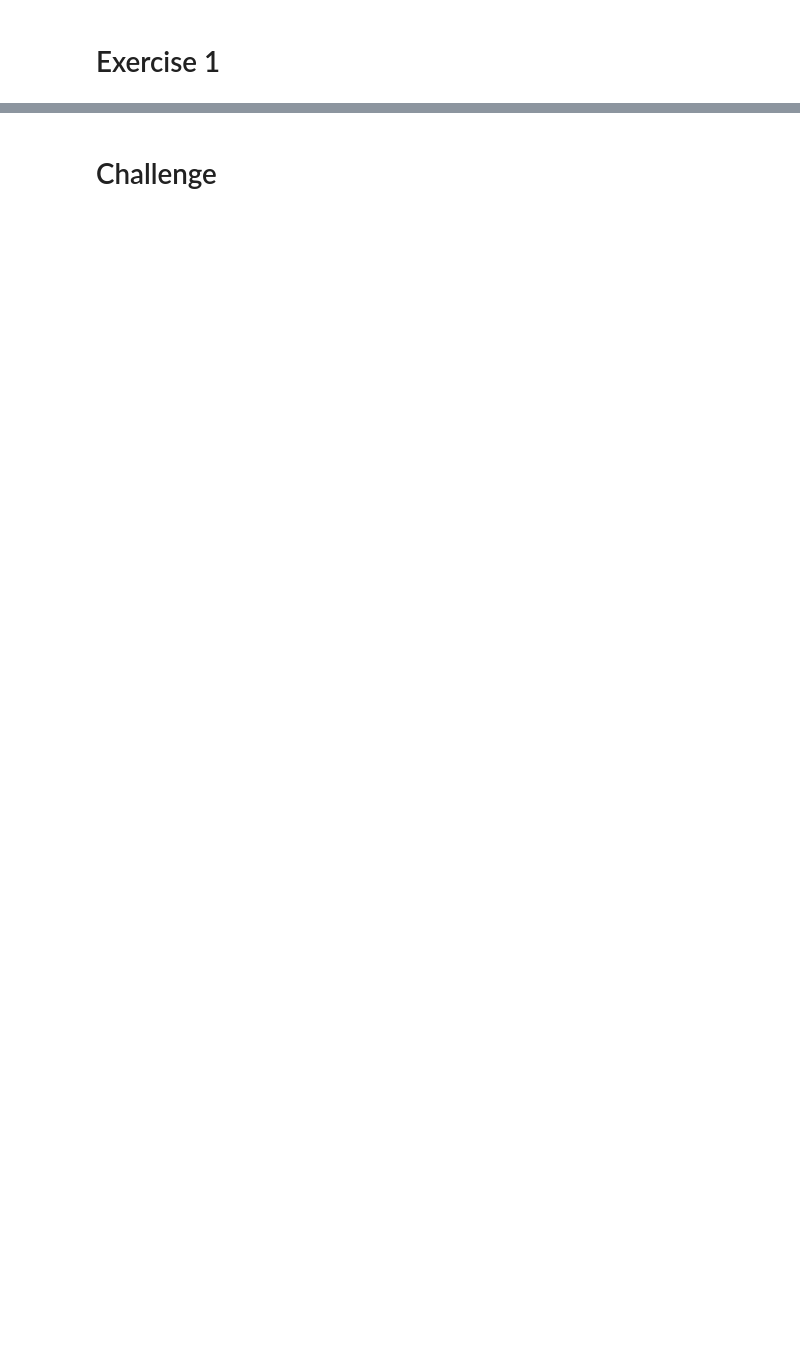
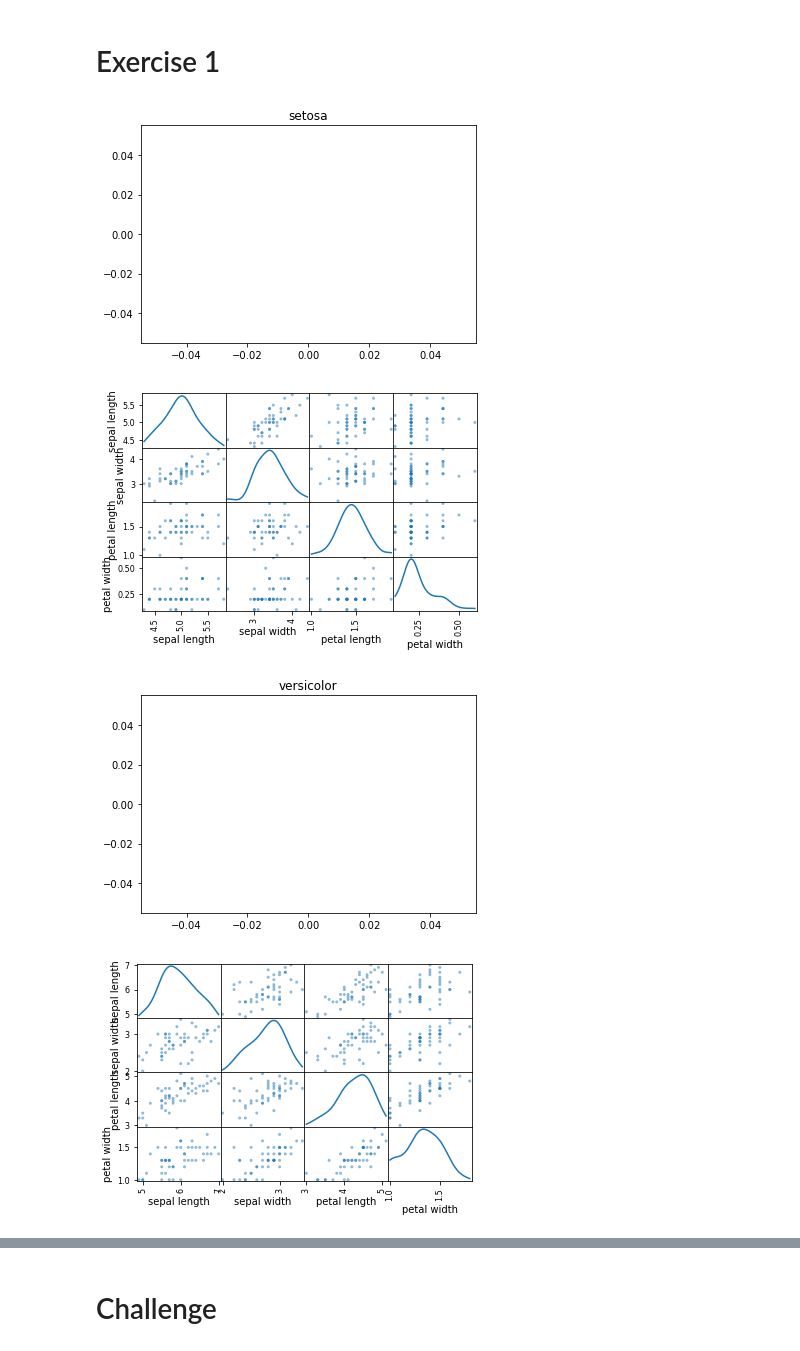
Before and after one commit to harveyfu999/cityu-gef2020-aiot, a Jupyter notebook: pandas/Pandas_exercise.ipynb, the cells around one changed output, grey strips where cells are left out. Cells and saved outputs as stored; diff of their text form; code cells hidden in the pictures; blank space fills up the shorter version.

```diff
--- a/pandas/Pandas_exercise.ipynb
+++ b/pandas/Pandas_exercise.ipynb
@@ -32,0 +136,12 @@ iris
+# %%
+from pandas.plotting import scatter_matrix
+for n in iris["target_names"]:
+    plt.plot()
+    plt.title(n)
+    scatter_matrix(data_frame[data_frame.target==n], diagonal="kde")
+    plt.show()
+# %% [output]
+[figure, added]
+[figure, added]
+[figure, added]
+[figure, added]
```
Also changed, not shown: parts of 23 cells of this notebook, 33 other files.
